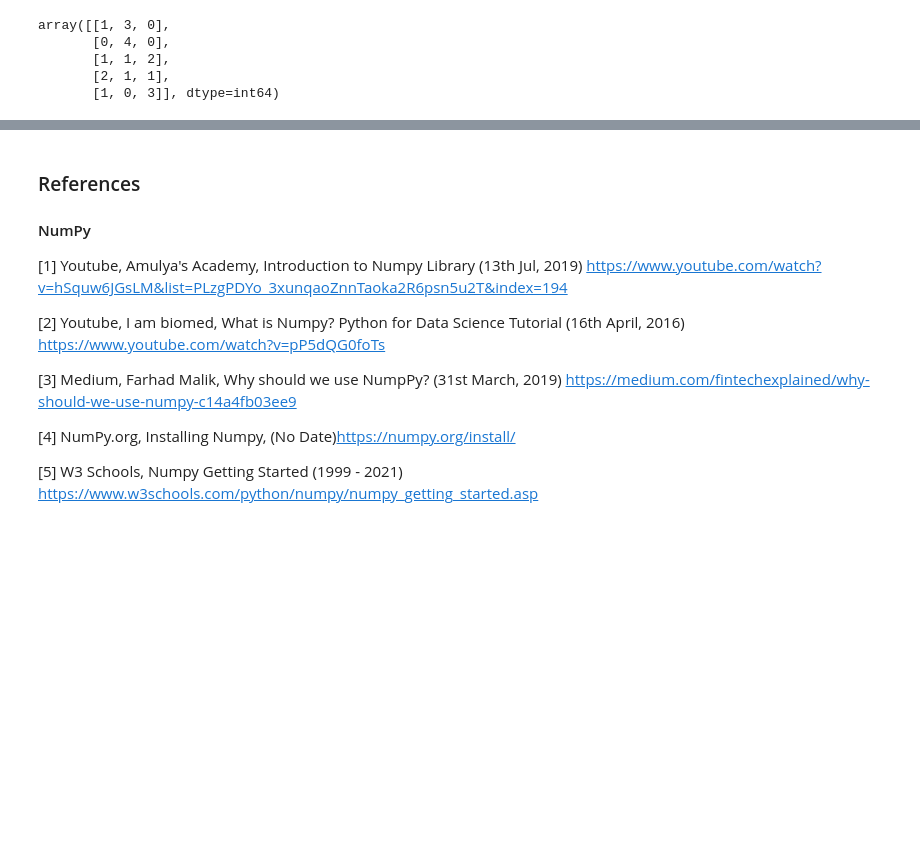
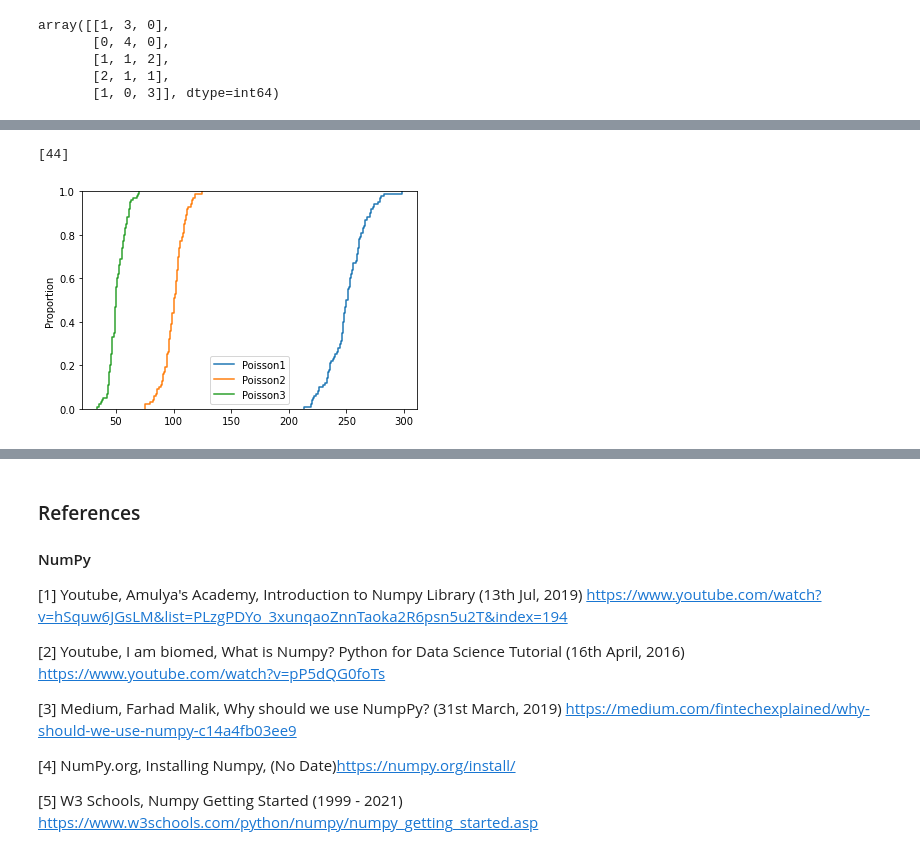
Before and after one commit to VCurry20/PDANumpy, a Jupyter notebook: Numpy.ipynb, the cells around one changed output, grey strips where cells are left out. Drawn from its saved outputs; the diff is of its cells as text; code cells hidden in the pictures; blank space fills up the shorter version.

```diff
--- a/Numpy.ipynb
+++ b/Numpy.ipynb
@@ -1100,0 +1133,14 @@ sns.distplot(rolls, hist= True)
+# %%
+# plotting three variants of the data
+
+sns.ecdfplot(rng.poisson(lam=250, size=100), label='Poisson1')  # plot Poisson1 Data
+sns.ecdfplot(rng.poisson(lam=100, size=100), label='Poisson2')  # plot Poisson2 Data
+sns.ecdfplot(rng.poisson(lam=50, size=100), label='Poisson3')   # plot Poisson3 Data
+
+
+plt.legend()           # plot legend
+
+[44]
+# %% [output]
+[44]
+[figure, added]
```
Also changed, not shown: parts of 63 cells of this notebook, 1 other file.
